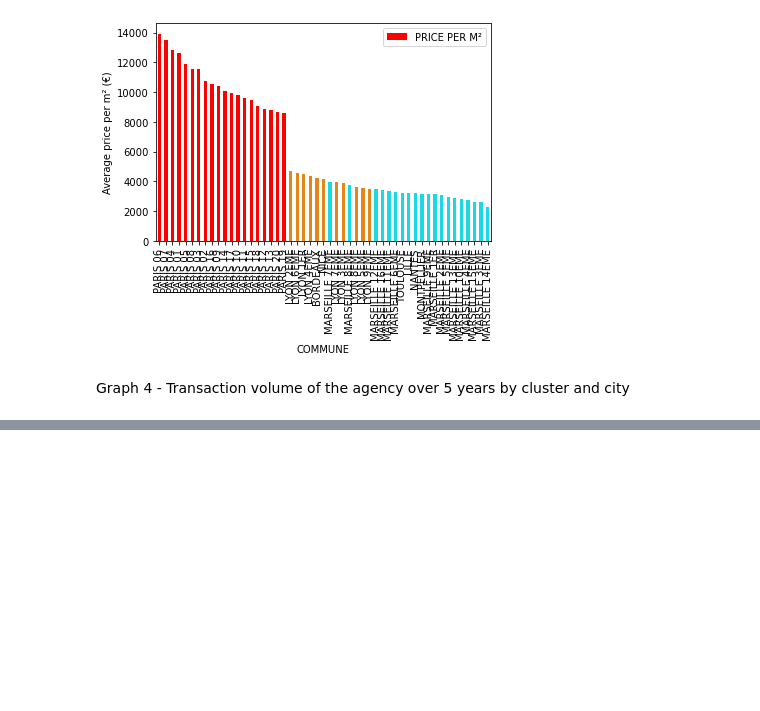
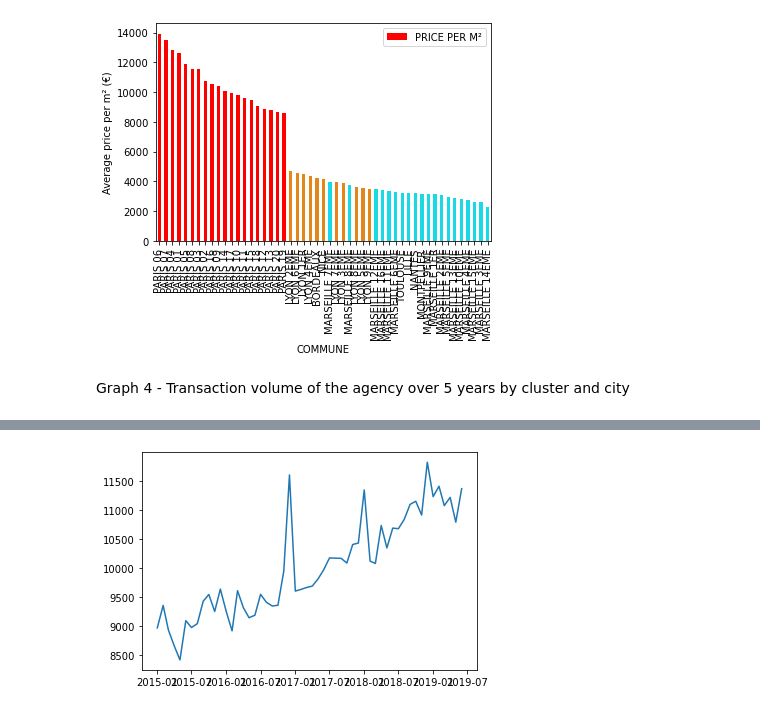
Before and after one commit to 13w13/U2-Big-Data-Tools-for-Business, a Jupyter notebook: 2. Real Estate Market EDA.ipynb, the cells around one changed output, grey strips where cells are left out. Cells and saved outputs as stored; diff of their text form; code cells hidden in the pictures; blank space fills up the shorter version.

```diff
--- a/2. Real Estate Market EDA.ipynb
+++ b/2. Real Estate Market EDA.ipynb
@@ -821,0 +918,10 @@ only showing top 20 rows
+# %%
+df_5 = spark.sql("SELECT CLUSTER, SUBSTRING(`Sale Date`, 4, 7) as `DATE`, \
+          int(AVG(`Price per M²`)) \
+          AS `PRICE PER M²` \
+          FROM estate\
+          GROUP BY CLUSTER, DATE\
+          ORDER BY CLUSTER, DATE\
+          ").toPandas()
+
+df_5
@@ -821,0 +942,2 @@ only showing top 20 rows
+# %%
+df_5['DATE'] = pd.to_datetime(df_5['DATE'], format='%m/%Y')
@@ -821,0 +946,8 @@ only showing top 20 rows
+# %%
+df_cluster_0 = df_5[df_5['CLUSTER'] == 0]
+df_cluster_0 = df_cluster_0.sort_values(by='DATE')
+
+plt.plot(df_cluster_0['DATE'], df_cluster_0['PRICE PER M²'])
+plt.show()
+# %% [output]
+[figure, added]
```
Also changed, not shown: parts of 16 cells of this notebook.
